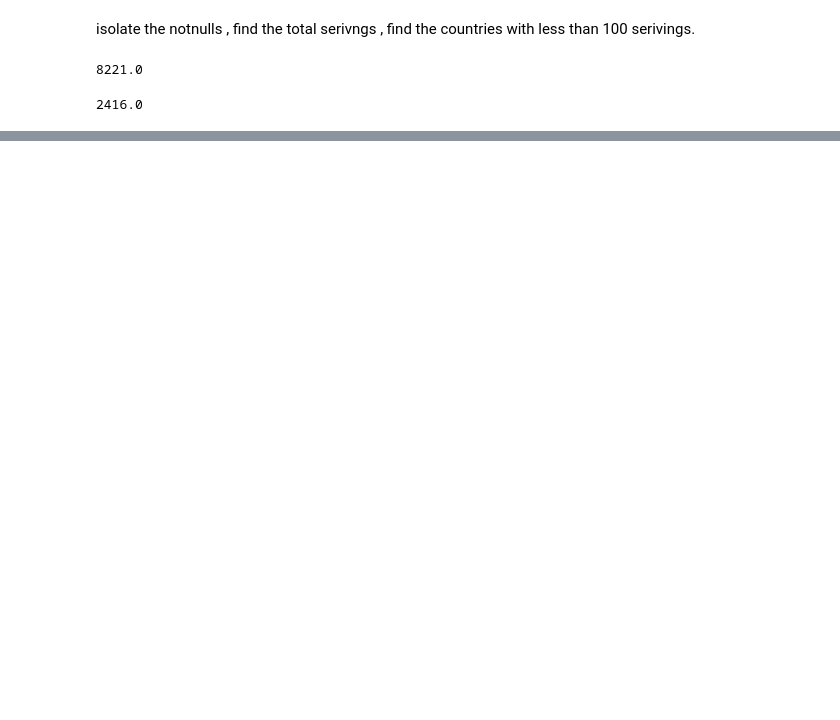
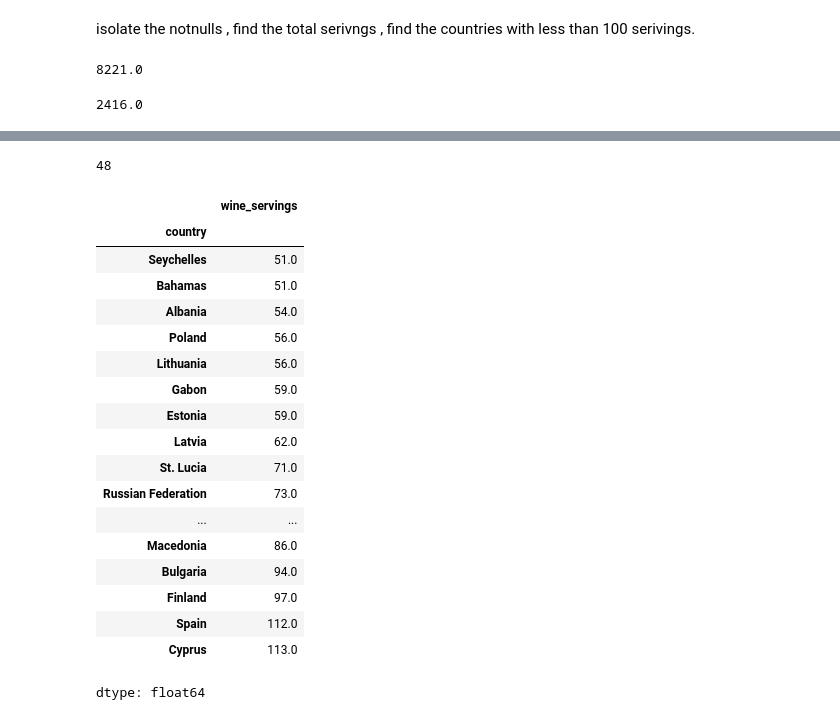
Before and after one commit to NomadCoder101/colabs, a Jupyter notebook: SECTION_2.ipynb, the cells around one changed output, grey strips where cells are left out. Saved outputs shown, nothing was run; the diff lists cells and outputs as text; code cells hidden in the pictures; blank space fills up the shorter version.

```diff
--- a/SECTION_2.ipynb
+++ b/SECTION_2.ipynb
@@ -403,0 +723,4 @@ wine_servings.loc[wine_servings < 100].sum()
+# %%
+alcohol=alcohol.sort_values(ascending=False,na_position='last',kind='quicksort',inplace=False)
+
+alcohol.head()
@@ -403,0 +819,2 @@ wine_servings.loc[wine_servings < 100].sum()
+# %%
+alcohol.sort_index(ascending=False,na_position='last',inplace=True)
@@ -403,0 +839,28 @@ wine_servings.loc[wine_servings < 100].sum()
+# %%
+fifty_plus=alcohol.loc[alcohol > 50]
+# %%
+fifty_plus.size
+# %% [output]
+48
+# %%
+fifty_plus.nsmallest(n=20)
+# %% [output]
+|  | wine_servings |
+| country |  |
+| Seychelles | 51.0 |
+| Bahamas | 51.0 |
+| Albania | 54.0 |
+| Poland | 56.0 |
+| Lithuania | 56.0 |
+| Gabon | 59.0 |
+| Estonia | 59.0 |
+| Latvia | 62.0 |
+| St. Lucia | 71.0 |
+| Russian Federation | 73.0 |
+| ... | ... |
+| Macedonia | 86.0 |
+| Bulgaria | 94.0 |
+| Finland | 97.0 |
+| Spain | 112.0 |
+| Cyprus | 113.0 |
+dtype: float64
```
Also changed, not shown: parts of 157 cells of this notebook.
